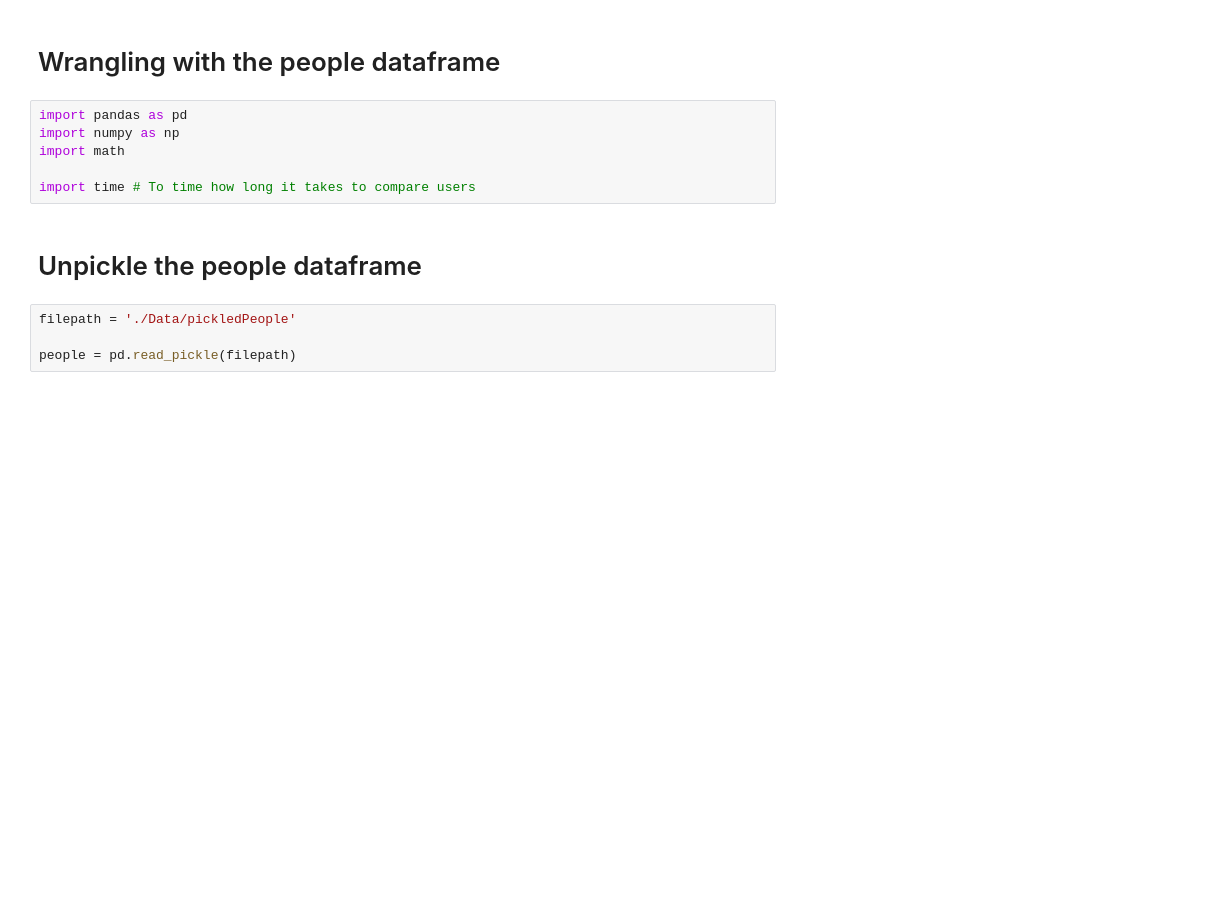
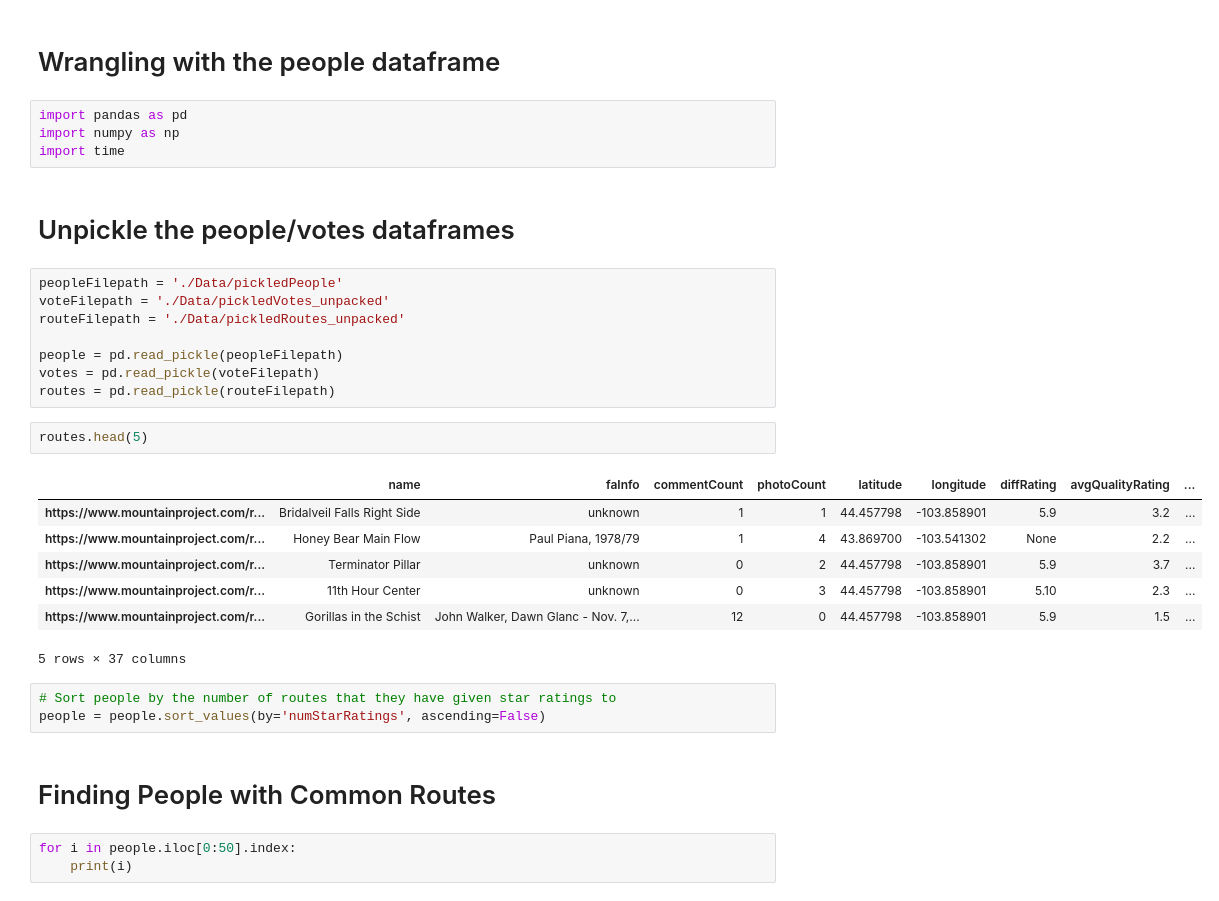
Before and after one commit to jonoulton/MountainProject-DataScience, a Jupyter notebook: Jupyter Notebooks/people_dataset_wrangling.ipynb, the cells around one changed output. Cells and saved outputs as stored; diff of their text form; blank space fills up the shorter version.

```diff
--- a/Jupyter Notebooks/people_dataset_wrangling.ipynb
+++ b/Jupyter Notebooks/people_dataset_wrangling.ipynb
@@ -3,12 +3,32 @@
 # %%
 import pandas as pd
 import numpy as np
-import math
-
-import time # To time how long it takes to compare users
+import time
 # %% [markdown]
-# Unpickle the people dataframe
+# Unpickle the people/votes dataframes
-# %%
-filepath = './Data/pickledPeople'
-
-people = pd.read_pickle(filepath)
+# %%
+peopleFilepath = './Data/pickledPeople'
+voteFilepath = './Data/pickledVotes_unpacked'
+routeFilepath = './Data/pickledRoutes_unpacked'
+
+people = pd.read_pickle(peopleFilepath)
+votes = pd.read_pickle(voteFilepath)
+routes = pd.read_pickle(routeFilepath)
+# %%
+routes.head(5)
+# %% [output]
+|  | name | faInfo | commentCount | photoCount | latitude | longitude | diffRating | avgQualityRating | ... |
+| https://www.mountainproject.com/r... | Bridalveil Falls Right Side | unknown | 1 | 1 | 44.457798 | -103.858901 | 5.9 | 3.2 | ... |
+| https://www.mountainproject.com/r... | Honey Bear Main Flow | Paul Piana, 1978/79 | 1 | 4 | 43.869700 | -103.541302 | None | 2.2 | ... |
+| https://www.mountainproject.com/r... | Terminator Pillar | unknown | 0 | 2 | 44.457798 | -103.858901 | 5.9 | 3.7 | ... |
+| https://www.mountainproject.com/r... | 11th Hour Center | unknown | 0 | 3 | 44.457798 | -103.858901 | 5.10 | 2.3 | ... |
+| https://www.mountainproject.com/r... | Gorillas in the Schist | John Walker, Dawn Glanc - Nov. 7,... | 12 | 0 | 44.457798 | -103.858901 | 5.9 | 1.5 | ... |
+5 rows × 37 columns
+# %%
+# Sort people by the number of routes that they have given star ratings to
+people = people.sort_values(by='numStarRatings', ascending=False)
+# %% [markdown]
+# Finding People with Common Routes
+# %%
+for i in people.iloc[0:50].index:
+    print(i)
```
Also changed, not shown: parts of 25 cells of this notebook, 10 other files.
